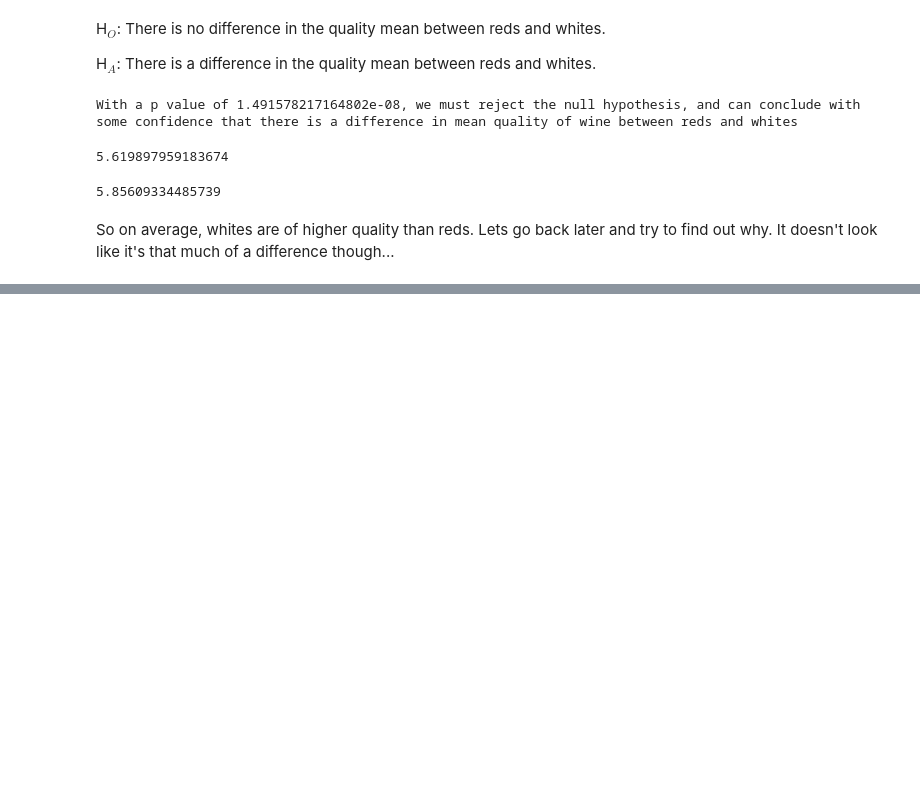
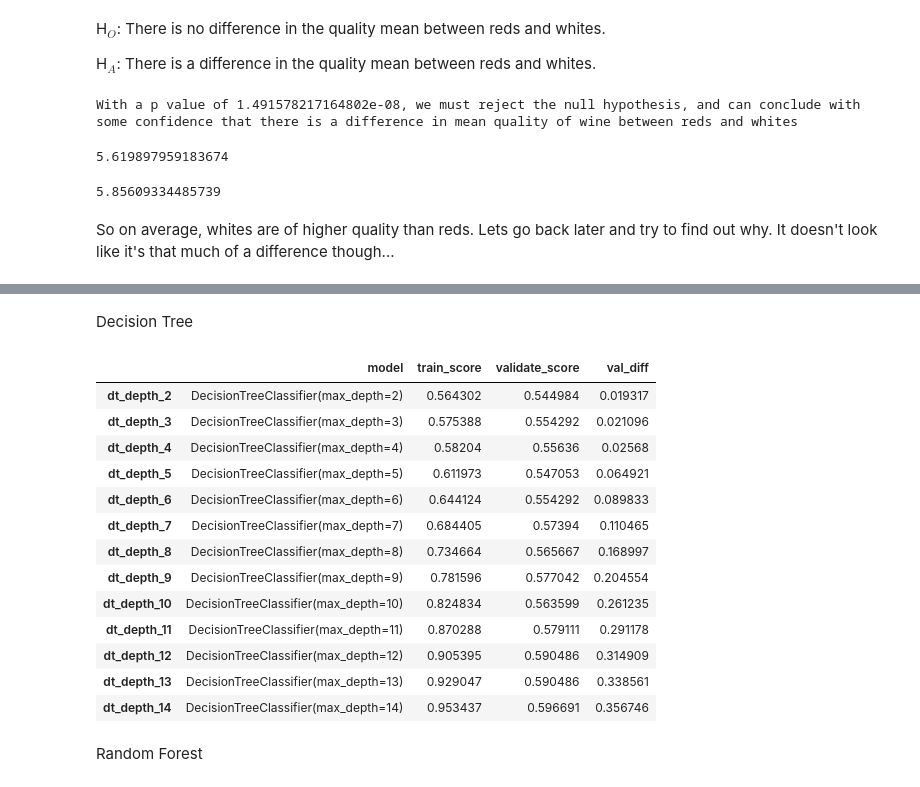
Before and after one commit to aaron-and-caroWINE/wine_clustering_project, a Jupyter notebook: wrangle_wine.ipynb, the cells around one changed output, grey strips where cells are left out. Cells and saved outputs as stored; diff of their text form; code cells hidden in the pictures; blank space fills up the shorter version.

```diff
--- a/wrangle_wine.ipynb
+++ b/wrangle_wine.ipynb
@@ -472,0 +639,26 @@ So on average, whites are of higher quality than reds. Lets go back later and tr
+# %%
+# we preprocessed! huzzah!
+# lets make a clustering object from sklearn
+clustering_feats = ['alcohol', 'density', 'chlorides', 'volatile_acidity']
+# Make a thing! Thats my favorite!
+k_means_prototype = KMeans(n_clusters=4)
+# fit the thing!!!!
+k_means_prototype.fit(X_train_scaled[clustering_feats])
+# use the thing
+val_clusters = k_means_prototype.predict(
+    X_validate_scaled[clustering_feats])
+
+# we preprocessed! huzzah!
+# lets make a clustering object from sklearn
+clustering_feats = ['alcohol', 'density', 'chlorides', 'volatile_acidity']
+# Make a thing! Thats my favorite!
+k_means_prototype = KMeans(n_clusters=4)
+# fit the thing!!!!
+k_means_prototype.fit(X_train_scaled[clustering_feats])
+# use the thing
+test_clusters = k_means_prototype.predict(
+    X_test_scaled[clustering_feats])
+
+X_validate_scaled['cluster_assigned'] = val_clusters
+
+X_test_scaled['cluster_assigned'] = test_clusters
@@ -472,0 +673,36 @@ So on average, whites are of higher quality than reds. Lets go back later and tr
+# %% [markdown]
+Decision Tree
+# %%
+# lets add a max depth
+
+model_dict = {}
+model = {}
+
+for i in range(2, 15):
+    clf = DecisionTreeClassifier(max_depth=i)
+    clf.fit(X_train_scaled, y_train['quality'])
+    model_dict[f'dt_depth_{i}'] = {}
+    model_dict[f'dt_depth_{i}']['model'] = clf
+    model_dict[f'dt_depth_{i}']['train_score'] = \
+    clf.score(X_train_scaled, y_train['quality'])
+    model_dict[f'dt_depth_{i}']['validate_score'] = \
+    clf.score(X_validate_scaled, y_validate)
+    model_dict[f'dt_depth_{i}']['val_diff'] = \
+    clf.score(X_train_scaled, y_train['quality']) - clf.score(X_validate_scaled, y_validate)
+# %%
+pd.DataFrame(model_dict).T
+# %% [output]
+|  | model | train_score | validate_score | val_diff |
+| dt_depth_2 | DecisionTreeClassifier(max_depth=2) | 0.564302 | 0.544984 | 0.019317 |
+| dt_depth_3 | DecisionTreeClassifier(max_depth=3) | 0.575388 | 0.554292 | 0.021096 |
+| dt_depth_4 | DecisionTreeClassifier(max_depth=4) | 0.58204 | 0.55636 | 0.02568 |
+| dt_depth_5 | DecisionTreeClassifier(max_depth=5) | 0.611973 | 0.547053 | 0.064921 |
+| dt_depth_6 | DecisionTreeClassifier(max_depth=6) | 0.644124 | 0.554292 | 0.089833 |
+| dt_depth_7 | DecisionTreeClassifier(max_depth=7) | 0.684405 | 0.57394 | 0.110465 |
+| dt_depth_8 | DecisionTreeClassifier(max_depth=8) | 0.734664 | 0.565667 | 0.168997 |
+| dt_depth_9 | DecisionTreeClassifier(max_depth=9) | 0.781596 | 0.577042 | 0.204554 |
+| dt_depth_10 | DecisionTreeClassifier(max_depth=10) | 0.824834 | 0.563599 | 0.261235 |
+| dt_depth_11 | DecisionTreeClassifier(max_depth=11) | 0.870288 | 0.579111 | 0.291178 |
+| dt_depth_12 | DecisionTreeClassifier(max_depth=12) | 0.905395 | 0.590486 | 0.314909 |
+| dt_depth_13 | DecisionTreeClassifier(max_depth=13) | 0.929047 | 0.590486 | 0.338561 |
+| dt_depth_14 | DecisionTreeClassifier(max_depth=14) | 0.953437 | 0.596691 | 0.356746 |
@@ -472,0 +711,2 @@ So on average, whites are of higher quality than reds. Lets go back later and tr
+# %% [markdown]
+Random Forest
```
Also changed, not shown: parts of 49 cells of this notebook, 2 other files.
